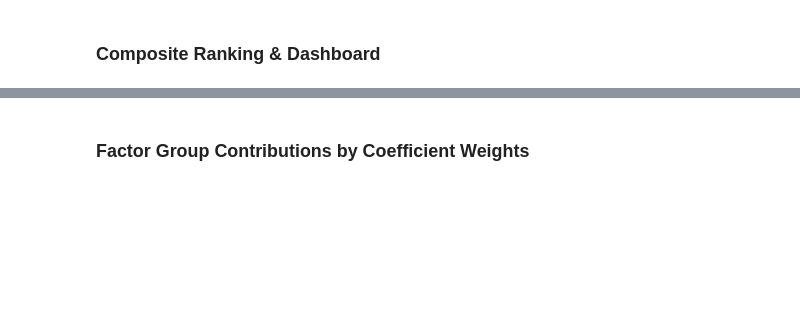
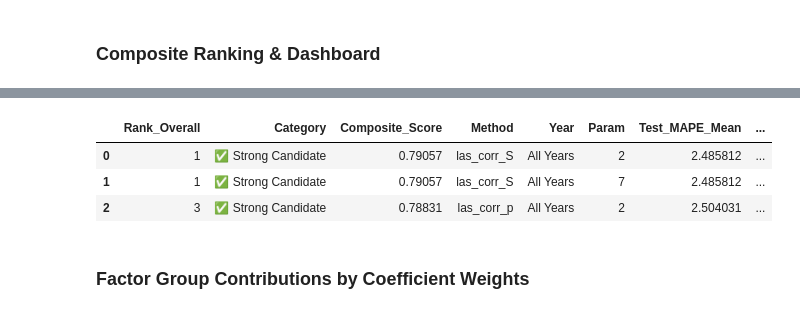
Before and after one commit to ypodmogaev/feature_selection, a Jupyter notebook: feature_selection.ipynb, the cells around one changed output, grey strips where cells are left out. Saved outputs shown, nothing was run; the diff lists cells and outputs as text; code cells hidden in the pictures; blank space fills up the shorter version.

```diff
--- a/feature_selection.ipynb
+++ b/feature_selection.ipynb
@@ -6339,5 +6492,10 @@ if len(df_ranking) > 0:
 # %%
-df_ranking[df_ranking.Method == 'las']
+df_ranking[:3]
+# %% [output]
+|  | Rank_Overall | Category | Composite_Score | Method | Year | Param | Test_MAPE_Mean | ... |
+| 0 | 1 | ✅ Strong Candidate | 0.79057 | las_corr_S | All Years | 2 | 2.485812 | ... |
+| 1 | 1 | ✅ Strong Candidate | 0.79057 | las_corr_S | All Years | 7 | 2.485812 | ... |
+| 2 | 3 | ✅ Strong Candidate | 0.78831 | las_corr_p | All Years | 2 | 2.504031 | ... |
 # %% [markdown]
 ### Factor Group Contributions by Coefficient Weights
 # %%
```
Also changed, not shown: parts of 45 cells of this notebook.
